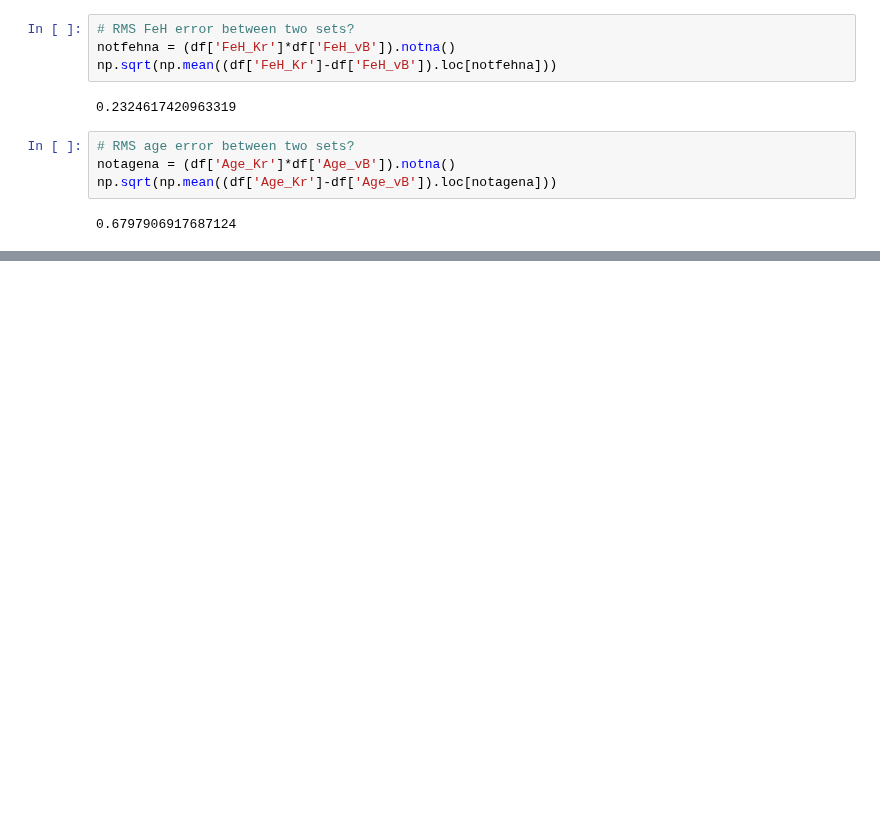
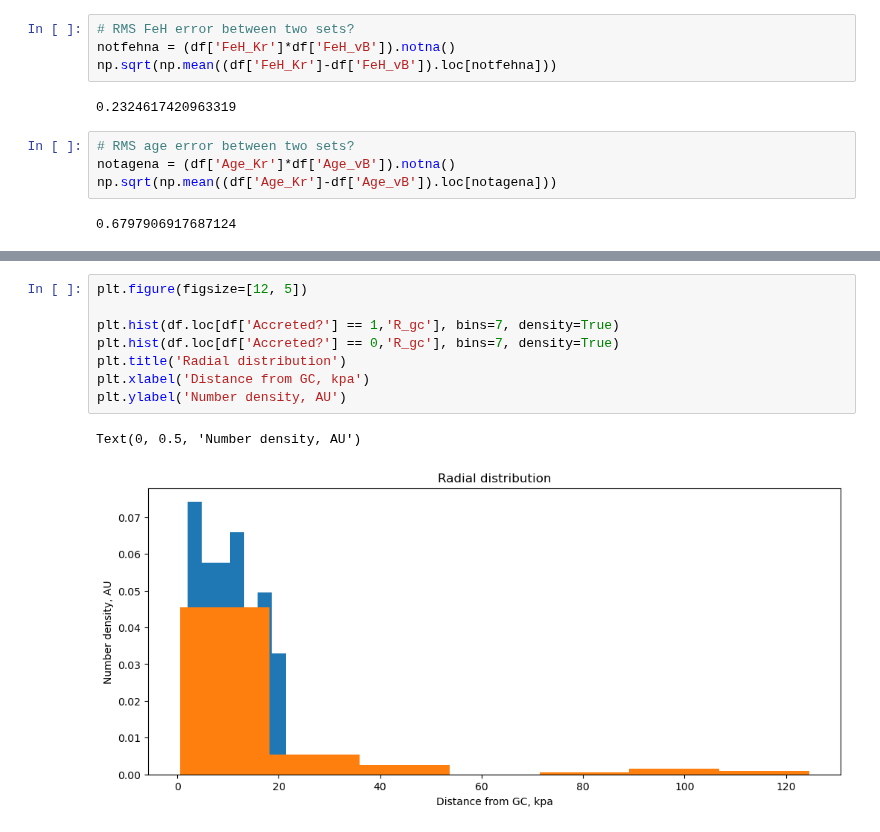
Before and after one commit to Valerii-Radchenkov/3116_Project, a Jupyter notebook: Analysis.ipynb, the cells around one changed output, grey strips where cells are left out. Drawn from its saved outputs; the diff is of its cells as text; blank space fills up the shorter version.

```diff
--- a/Analysis.ipynb
+++ b/Analysis.ipynb
@@ -55,0 +78,11 @@ plt.colorbar().set_label('Fe/H')
+# %%
+plt.figure(figsize=[12, 5])
+
+plt.hist(df.loc[df['Accreted?'] == 1,'R_gc'], bins=7, density=True)
+plt.hist(df.loc[df['Accreted?'] == 0,'R_gc'], bins=7, density=True)
+plt.title('Radial distribution')
+plt.xlabel('Distance from GC, kpa')
+plt.ylabel('Number density, AU')
+# %% [output]
+Text(0, 0.5, 'Number density, AU')
+[figure, added]
```
Also changed, not shown: parts of 5 cells of this notebook.
